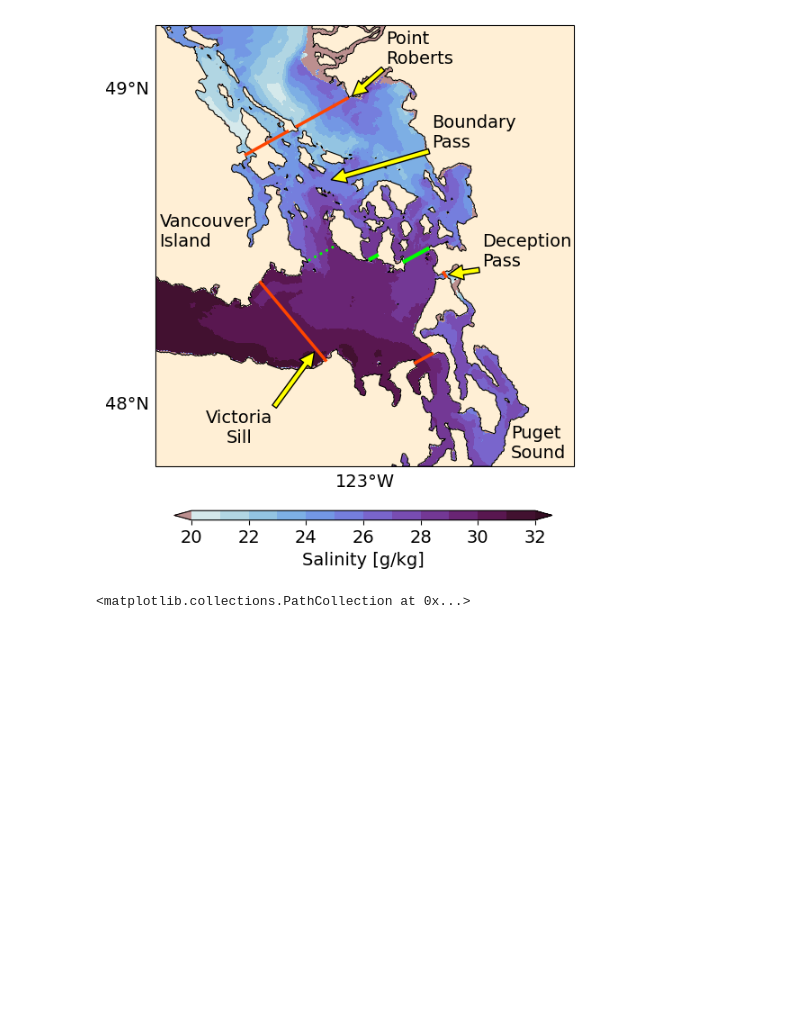
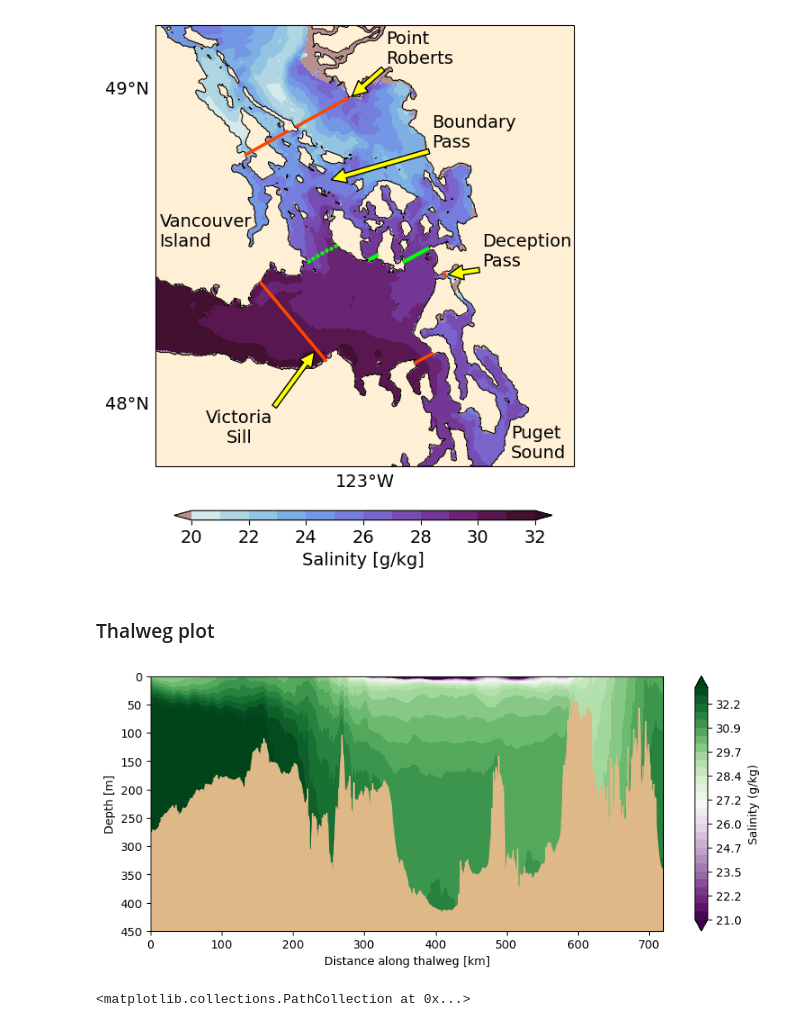
Before and after one commit to SalishSeaCast/analysis-camryn, a Jupyter notebook: notebooks/SSMap.ipynb, the cells around one changed output. Saved outputs shown, nothing was run; the diff lists cells and outputs as text; code cells hidden in the pictures; blank space fills up the shorter version.

Commit message:
thalweg plot with salinity

```diff
--- a/notebooks/SSMap.ipynb
+++ b/notebooks/SSMap.ipynb
@@ -20,6 +21,14 @@ jan18_sal = jan18_data['vosaline'][0,5]
 jan18_sal.shape
 # %% [output]
 (898, 398)
+# %%
+# Load grid and mask files
+grid = xr.open_dataset('/data/bmoorema/MEOPAR/grid/bathymetry_202108.nc')
+mask = xr.open_dataset('/data/bmoorema/MEOPAR/grid/mesh_mask202108.nc')
+tmask = 1 - mask.tmask[0]
+
+bathy = nc.Dataset('/data/bmoorema/MEOPAR/grid/bathymetry_202108.nc')
+mesh = nc.Dataset('/data/bmoorema/MEOPAR/grid/mesh_mask202108.nc')
 # %%
 # Increase font size
 plt.rcParams['font.size'] = 14
@@ -232,6 +226,24 @@ ax.text(0.01, 0.5, 'Vancouver\nIsland', transform=ax.transAxes)
 ax.text(0.85, 0.02, 'Puget\nSound', transform=ax.transAxes);
 # %% [output]
 [figure]
+# %% [markdown]
+### Thalweg plot
+# %%
+jan18_data = xr.open_dataset('/results2/SalishSea/nowcast-green.202111/14jun18/SalishSea_1d_20180614_20180614_grid_T.nc')
+saldata_masked = np.ma.masked_array(jan18_data['vosaline'][0,:,:],mask=tmask)
+
+fig,ax=plt.subplots(1,1,figsize=(10,4))
+levels = np.linspace(21,33,30)
+cb=visualisations.contour_thalweg(ax,saldata_masked,bathy,mesh,clevels=levels,cmap=cma.PRGn)
+cb.set_label('Salinity (g/kg)', rotation=90,labelpad=6)
+
+ax.set_ylim((450,0))
+
+cb.formatter.set_useOffset(False)
+cb.formatter.set_scientific(False)
+cb.ax.yaxis.set_major_formatter(plt.FormatStrFormatter('%.1f'))
+# %% [output]
+[figure, added]
 # %%
 # Fig params
 mask = xr.open_dataset('/home/sallen/MEOPAR/grid/mesh_mask202108.nc')
```
Also changed, not shown: parts of 5 cells of this notebook.
